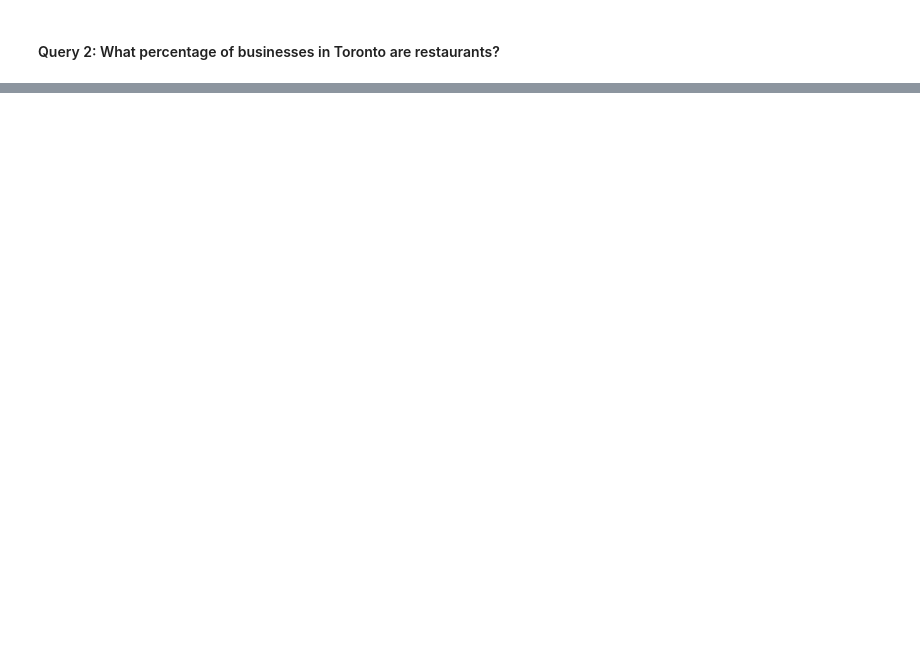
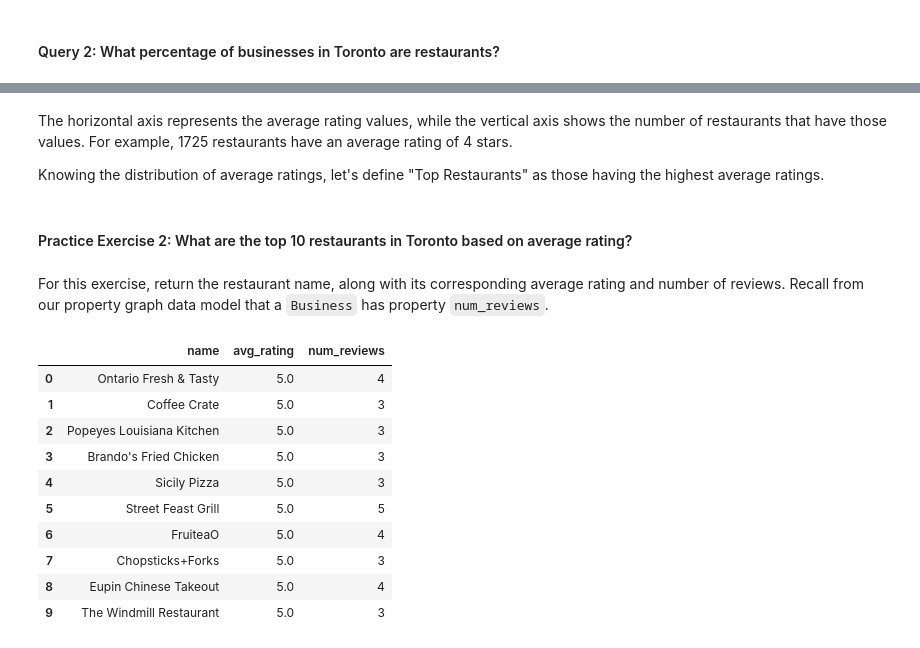
Before and after one commit to neo4j-contrib/neo4j-data-science-yelp, a Jupyter notebook: notebooks/neo4j_yelp_01_EDA.ipynb, the cells around one changed output, grey strips where cells are left out. Cells and saved outputs as stored; diff of their text form; code cells hidden in the pictures; blank space fills up the shorter version.

```diff
--- a/notebooks/neo4j_yelp_01_EDA.ipynb
+++ b/notebooks/neo4j_yelp_01_EDA.ipynb
@@ -592,0 +212,34 @@ NOTE: RESERVING CATEGORY-RELATED QUERIES FOR THE NEXT MODULE OR SNEAK PEEK TO IT
+# %% [markdown]
+The horizontal axis represents the average rating values, while the vertical axis shows the number of restaurants that have those values.  For example, 1725 restaurants have an average rating of 4 stars.
+
+Knowing the distribution of average ratings, let's define "Top Restaurants" as those having the highest average ratings.
+# %% [markdown]
+#### Practice Exercise 2: What are the top 10 restaurants in Toronto based on average rating?
+# %% [markdown]
+For this exercise, return the restaurant name, along with its corresponding average rating and number of reviews.  Recall from our property graph data model that a `Business` has property `num_reviews`.
+# %%
+ex2 = """
+      MATCH (b:Business)-[:IN_CITY]->(c:City {name:'Toronto'}),
+            (b)-[:IN_CATEGORY]->(cat:Category {name:'Restaurants'})
+      RETURN b.name as name, b.avg_rating as avg_rating, b.num_reviews as num_reviews
+      ORDER BY b.avg_rating DESC
+      LIMIT 10
+      """
+
+with driver.session() as session:
+    result_ex2 = session.run(ex2)
+
+top_restaurants = pd.DataFrame([dict(record) for record in result_ex2])
+display(top_restaurants[['name','avg_rating','num_reviews']])
+# %% [output]
+|  | name | avg_rating | num_reviews |
+| 0 | Ontario Fresh & Tasty | 5.0 | 4 |
+| 1 | Coffee Crate | 5.0 | 3 |
+| 2 | Popeyes Louisiana Kitchen | 5.0 | 3 |
+| 3 | Brando's Fried Chicken | 5.0 | 3 |
+| 4 | Sicily Pizza | 5.0 | 3 |
+| 5 | Street Feast Grill | 5.0 | 5 |
+| 6 | FruiteaO | 5.0 | 4 |
+| 7 | Chopsticks+Forks | 5.0 | 3 |
+| 8 | Eupin Chinese Takeout | 5.0 | 4 |
+| 9 | The Windmill Restaurant | 5.0 | 3 |
```
Also changed, not shown: parts of 92 cells of this notebook.
